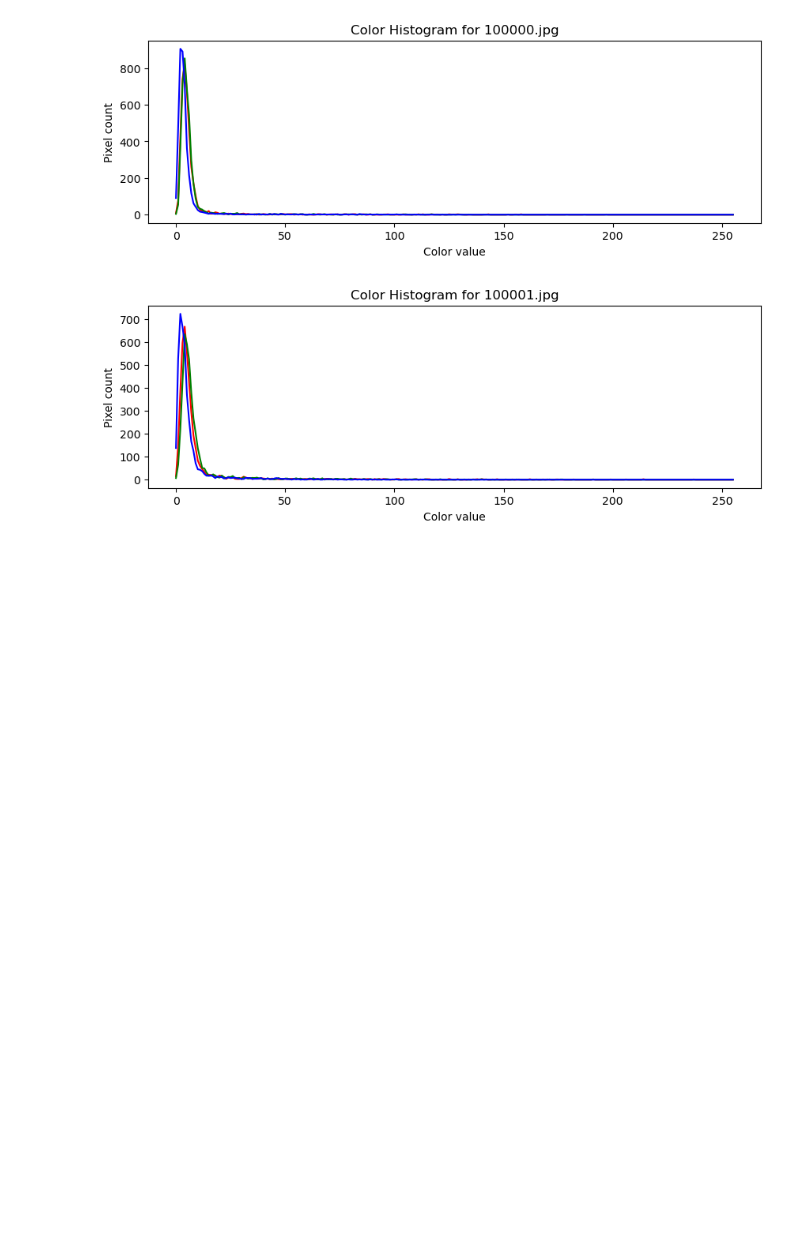
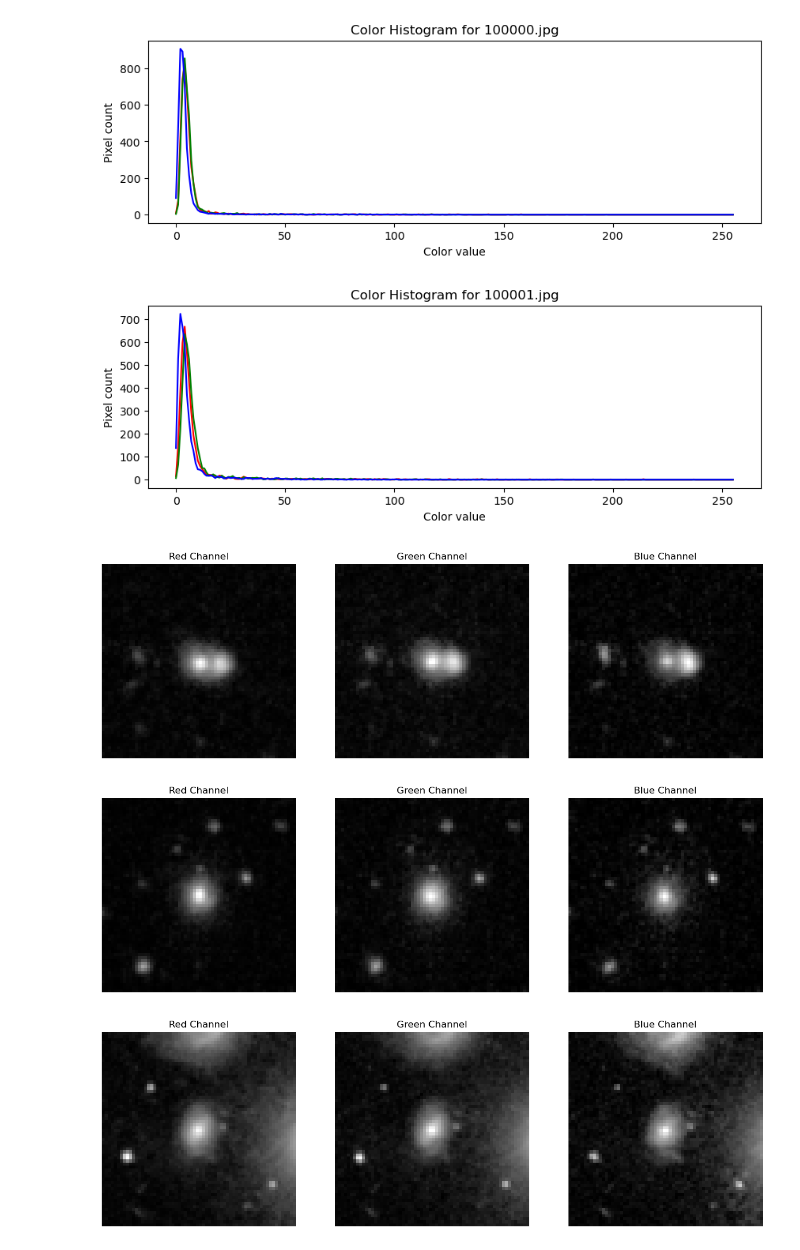
Before and after one commit to mickuk/Wst-p_do_uczenia_maszynowego, a Jupyter notebook: Projekt 2 - Klasteryzacja/projekt2.ipynb, the cells around one changed output. Drawn from its saved outputs; the diff is of its cells as text; code cells hidden in the pictures; blank space fills up the shorter version.

```diff
--- a/Projekt 2 - Klasteryzacja/projekt2.ipynb
+++ b/Projekt 2 - Klasteryzacja/projekt2.ipynb
@@ -236,3 +261,24 @@ for file in image_files[:5]:
 [figure]
 [figure]
 [figure]
+# %%
+def plot_color_channels(image_path):
+    with Image.open(image_path) as img:
+        img = img.resize((64, 64))
+        img_array = np.array(img)
+
+        fig, axs = plt.subplots(1, 3, figsize=(15, 5))
+        for i, color in enumerate(['Red', 'Green', 'Blue']):
+            axs[i].imshow(img_array[:, :, i], cmap='gray')
+            axs[i].set_title(f'{color} Channel')
+            axs[i].axis('off')
+        plt.show()
+
+# Przykładowa analiza kanałów kolorów dla kilku obrazów
+for file in image_files[:3]:
+    image_path = os.path.join(images_path, file)
+    plot_color_channels(image_path)
+# %% [output]
+[figure, added]
+[figure, added]
+[figure, added]
```
Also changed, not shown: parts of 6 cells of this notebook.
